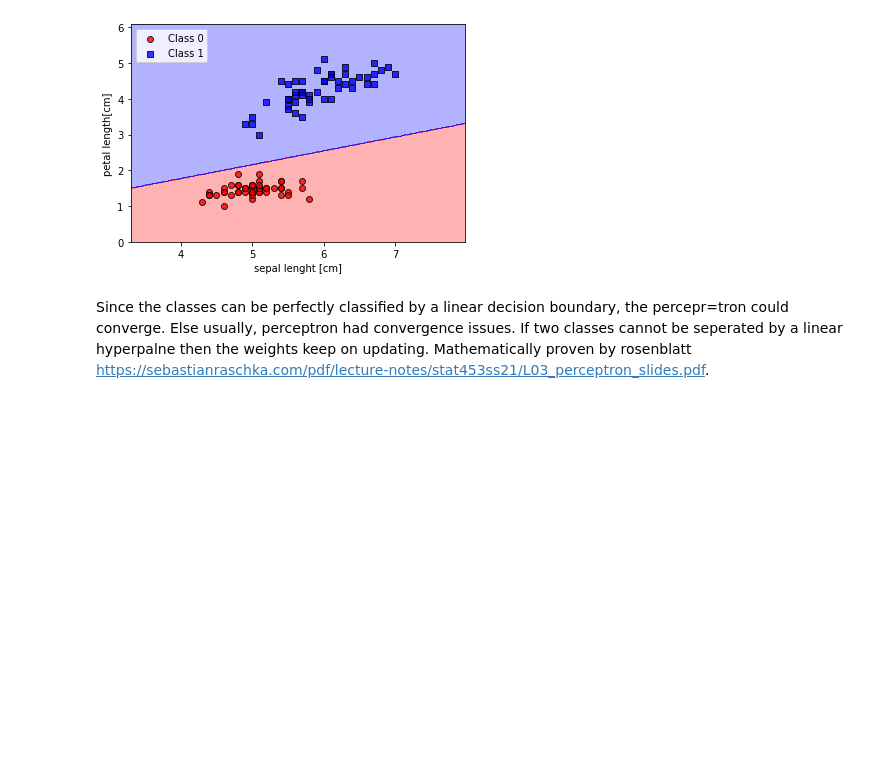
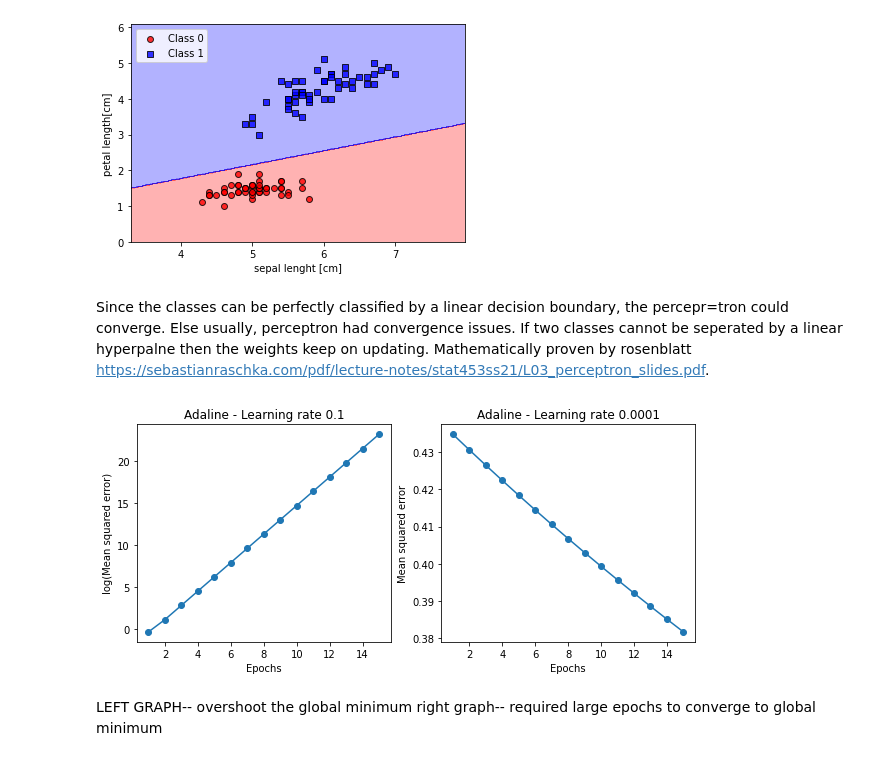
Before and after one commit to GayathriRangu/ML.AI-Practice, a Jupyter notebook: iris.ipynb, the cells around one changed output. Cells and saved outputs as stored; diff of their text form; code cells hidden in the pictures; blank space fills up the shorter version.

```diff
--- a/iris.ipynb
+++ b/iris.ipynb
@@ -100,0 +116,20 @@ https://sebastianraschka.com/pdf/lecture-notes/stat453ss21/L03_perceptron_slides
+# %%
+#adaline code
+from adalinesgd import AdalineSGD
+fig,ax=plt.subplots(nrows=1,ncols=2,figsize=(10,4))
+ada1=AdalineSGD(n_iter=15,eta=0.1).fit(X,y)
+ax[0].plot(range(1,len(ada1.losses_)+1),np.log10(ada1.losses_),marker='o')
+ax[0].set_xlabel('Epochs')
+ax[0].set_ylabel('log(Mean squared error)')
+ax[0].set_title('Adaline - Learning rate 0.1')
+ada2 = AdalineSGD(n_iter=15, eta=0.0001).fit(X, y)
+ax[1].plot(range(1, len(ada2.losses_) + 1), ada2.losses_, marker='o')
+ax[1].set_xlabel('Epochs')
+ax[1].set_ylabel('Mean squared error')
+ax[1].set_title('Adaline - Learning rate 0.0001')
+plt.show()
+# %% [output]
+[figure, added]
+# %% [markdown]
+LEFT GRAPH-- overshoot the global minimum
+right graph-- required large epochs to converge to global minimum
```
Also changed, not shown: parts of 1 cell of this notebook, 1 other file.
